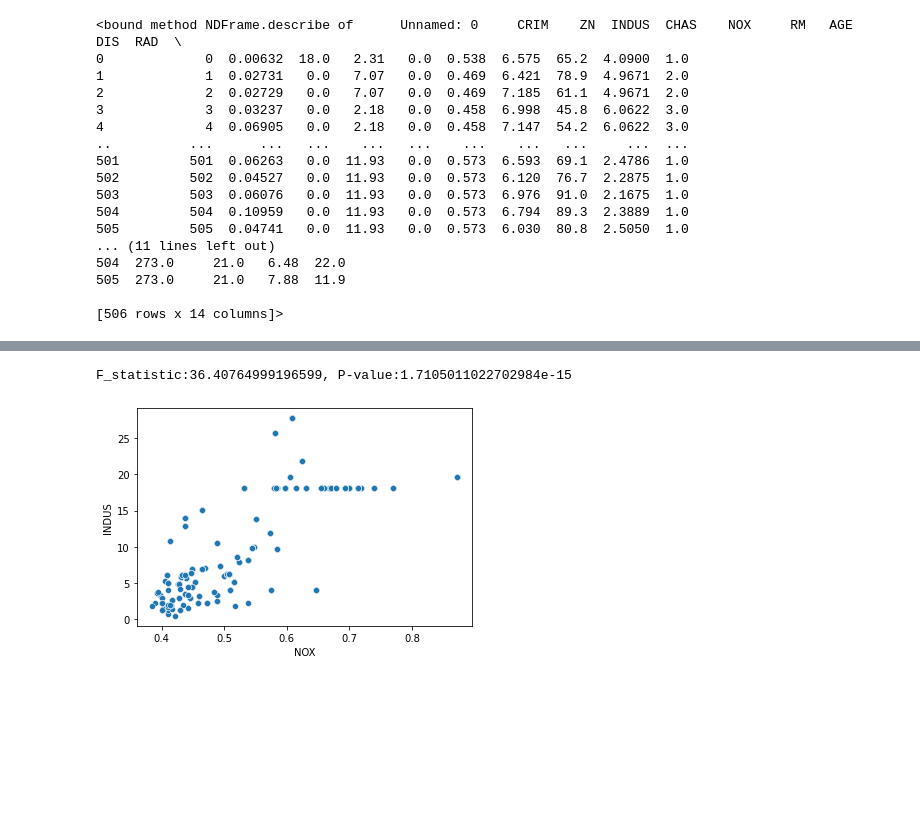
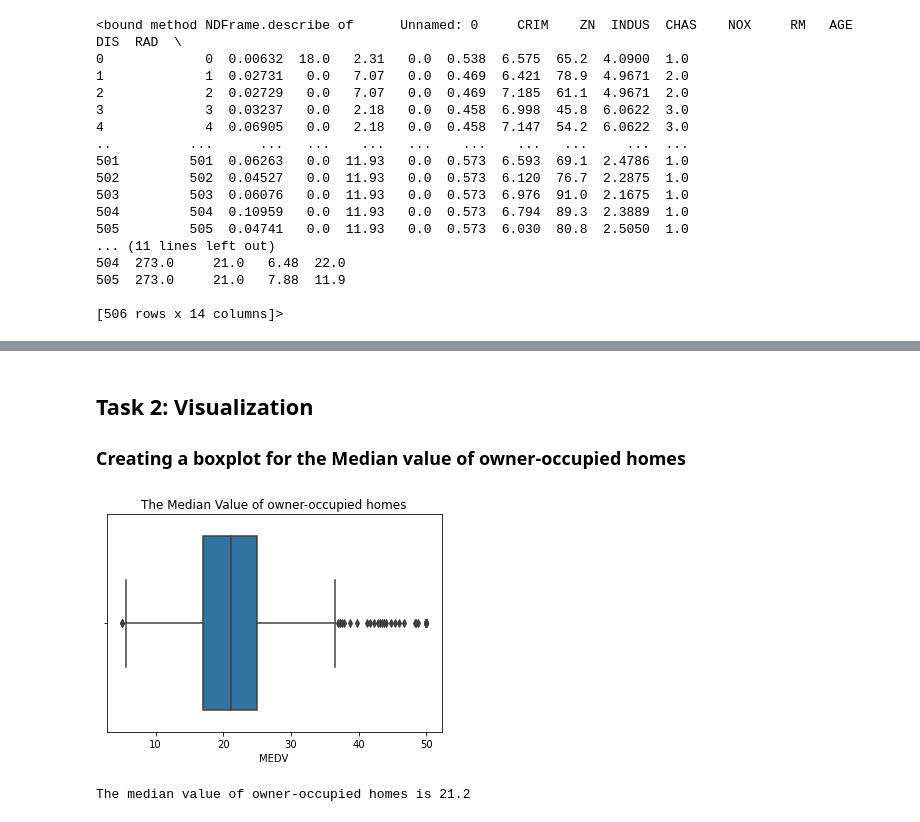
Before and after one commit to shooshminn/IBM_projects, a Jupyter notebook: Statistics for Data Science Final Project copy.ipynb, the cells around one changed output, grey strips where cells are left out. Saved outputs shown, nothing was run; the diff lists cells and outputs as text; code cells hidden in the pictures; blank space fills up the shorter version.

```diff
--- a/Statistics for Data Science Final Project copy.ipynb
+++ b/Statistics for Data Science Final Project copy.ipynb
@@ -131,9 +84,0 @@ Ttest_indResult(statistic=3.996437466090509, pvalue=7.390623170519905e-05)
-# %%
-thirtyfive_lower=boston_df[boston_df['age_group']=='35 and younger']['MEDV']
-thirtyfive_seventy=boston_df[boston_df['age_group']=='between 35 and 70']['MEDV']
-seventy_older=boston_df[boston_df['age_group']=='70 and older']['MEDV']
-
-f_statistic, p_value=scipy.stats.f_oneway(thirtyfive_lower, thirtyfive_seventy,seventy_older)
-print('F_statistic:{0}, P-value:{1}'.format(f_statistic,p_value))
-# %% [output]
-F_statistic:36.40764999196599, P-value:1.7105011022702984e-15
@@ -146,4 +85,10 @@ F_statistic:36.40764999196599, P-value:1.7105011022702984e-15
-# %%
-ax=sns.scatterplot(x='NOX', y='INDUS',data=boston_df)
-# %% [output]
-[figure, removed]
+# %% [markdown]
+## Task 2: Visualization
+### Creating a boxplot for the Median value of owner-occupied homes
+# %%
+ax=sns.boxplot(x='MEDV',data=boston_df).set(title="The Median Value of owner-occupied homes")
+pyplot.show()
+print(f"The median value of owner-occupied homes is {boston_df['MEDV'].median()}")
+# %% [output]
+[figure, added]
+The median value of owner-occupied homes is 21.2
```
Also changed, not shown: parts of 46 cells of this notebook.
